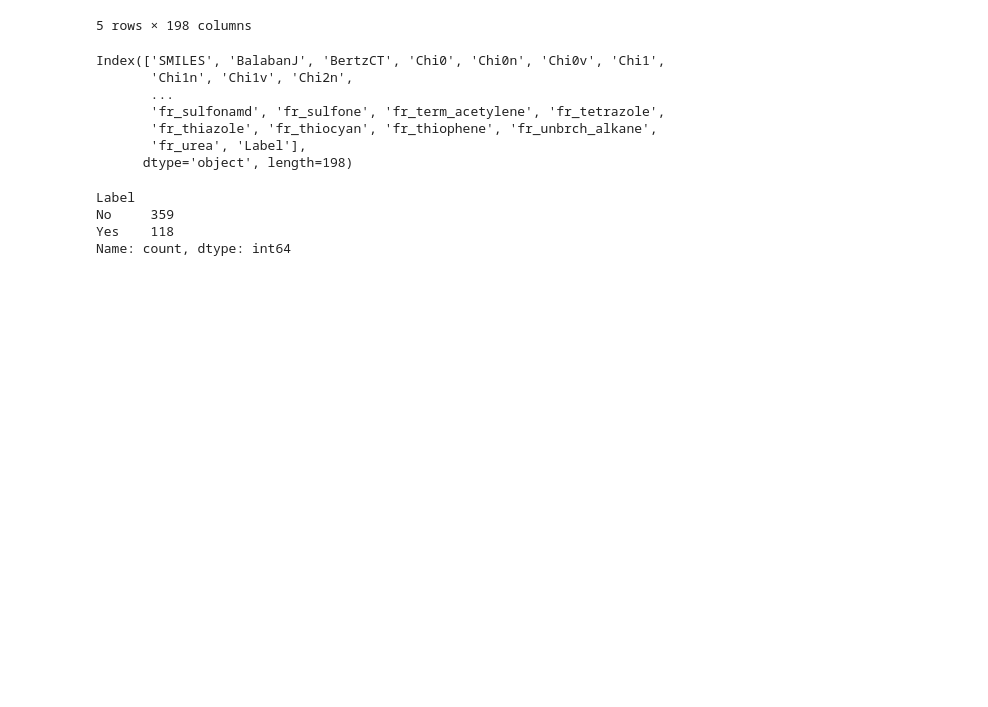
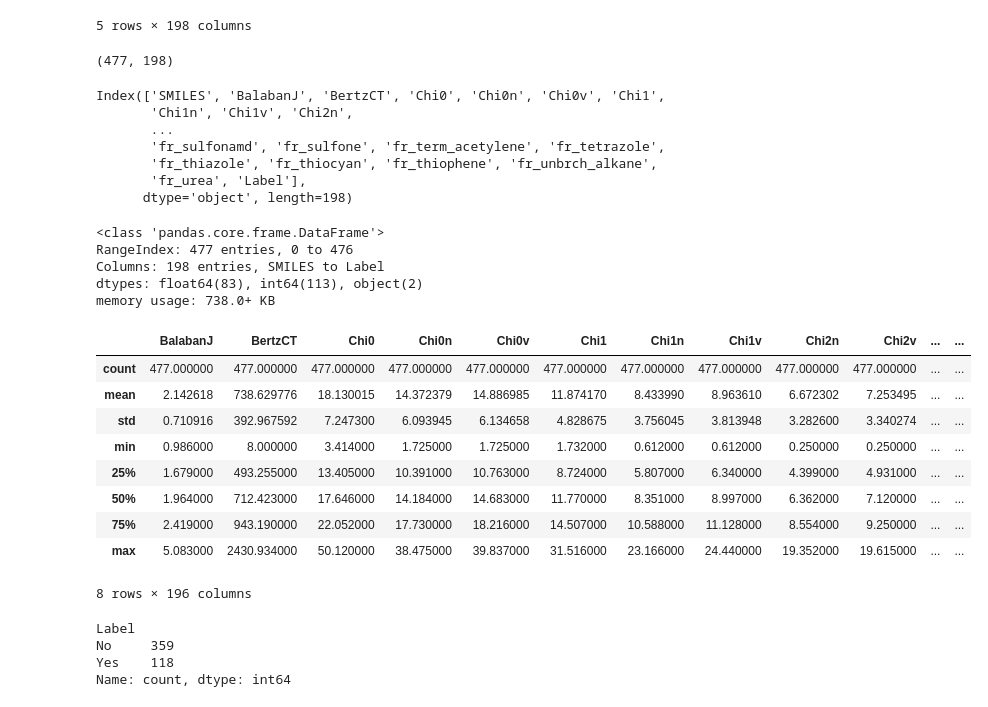
Before and after one commit to Me-Pasha/drug-induced-autoimmunity, a Jupyter notebook: drug induced autoimmunity prediction .ipynb, the cells around one changed output. Saved outputs shown, nothing was run; the diff lists cells and outputs as text; code cells hidden in the pictures; blank space fills up the shorter version.

Commit message:
added some data understanding and complete EDA

```diff
--- a/drug induced autoimmunity prediction .ipynb
+++ b/drug induced autoimmunity prediction .ipynb
@@ -23,6 +128,10 @@ train_df.head()
 | 3 | CC(C)n1c(\C=C\[C@H](O)C[C@H](O)CC... | 2.076 | 1053.003 | 21.836 | 16.995 | 16.995 | 14.274 | 9.926 | 9.926 | 7.662 | ... | ... |
 | 4 | C\C(=C(\C#N)/C(=O)Nc1ccc(cc1)C(F)... | 2.888 | 549.823 | 14.629 | 9.746 | 9.746 | 8.752 | 5.040 | 5.040 | 3.601 | ... | ... |
 5 rows × 198 columns
+# %%
+train_df.shape
+# %% [output]
+(477, 198)
 # %%
 train_df.columns
 # %% [output]
@@ -33,6 +142,27 @@ Index(['SMILES', 'BalabanJ', 'BertzCT', 'Chi0', 'Chi0n', 'Chi0v', 'Chi1',
        'fr_thiazole', 'fr_thiocyan', 'fr_thiophene', 'fr_unbrch_alkane',
        'fr_urea', 'Label'],
       dtype='object', length=198)
+# %%
+train_df.info()
+# %% [output]
+<class 'pandas.core.frame.DataFrame'>
+RangeIndex: 477 entries, 0 to 476
+Columns: 198 entries, SMILES to Label
+dtypes: float64(83), int64(113), object(2)
+memory usage: 738.0+ KB
+# %%
+train_df.describe()
+# %% [output]
+|  | BalabanJ | BertzCT | Chi0 | Chi0n | Chi0v | Chi1 | Chi1n | Chi1v | Chi2n | Chi2v | ... | ... |
+| count | 477.000000 | 477.000000 | 477.000000 | 477.000000 | 477.000000 | 477.000000 | 477.000000 | 477.000000 | 477.000000 | 477.000000 | ... | ... |
+| mean | 2.142618 | 738.629776 | 18.130015 | 14.372379 | 14.886985 | 11.874170 | 8.433990 | 8.963610 | 6.672302 | 7.253495 | ... | ... |
+| std | 0.710916 | 392.967592 | 7.247300 | 6.093945 | 6.134658 | 4.828675 | 3.756045 | 3.813948 | 3.282600 | 3.340274 | ... | ... |
+| min | 0.986000 | 8.000000 | 3.414000 | 1.725000 | 1.725000 | 1.732000 | 0.612000 | 0.612000 | 0.250000 | 0.250000 | ... | ... |
+| 25% | 1.679000 | 493.255000 | 13.405000 | 10.391000 | 10.763000 | 8.724000 | 5.807000 | 6.340000 | 4.399000 | 4.931000 | ... | ... |
+| 50% | 1.964000 | 712.423000 | 17.646000 | 14.184000 | 14.683000 | 11.770000 | 8.351000 | 8.997000 | 6.362000 | 7.120000 | ... | ... |
+| 75% | 2.419000 | 943.190000 | 22.052000 | 17.730000 | 18.216000 | 14.507000 | 10.588000 | 11.128000 | 8.554000 | 9.250000 | ... | ... |
+| max | 5.083000 | 2430.934000 | 50.120000 | 38.475000 | 39.837000 | 31.516000 | 23.166000 | 24.440000 | 19.352000 | 19.615000 | ... | ... |
+8 rows × 196 columns
 # %%
 train_df["Label"].value_counts() #unbalance dataset
 # %% [output]
```
Also changed, not shown: parts of 10 cells of this notebook.
